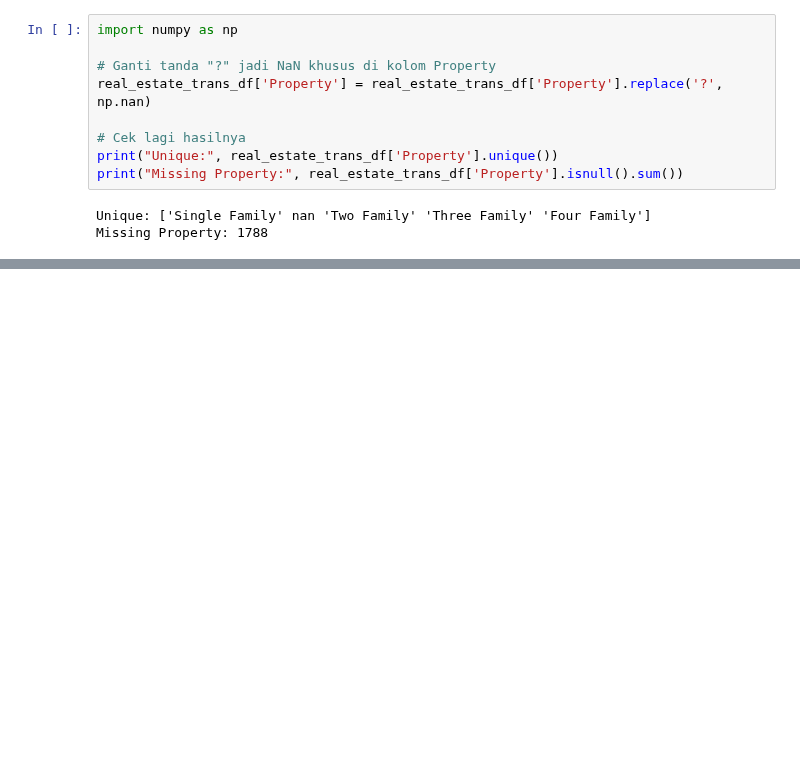
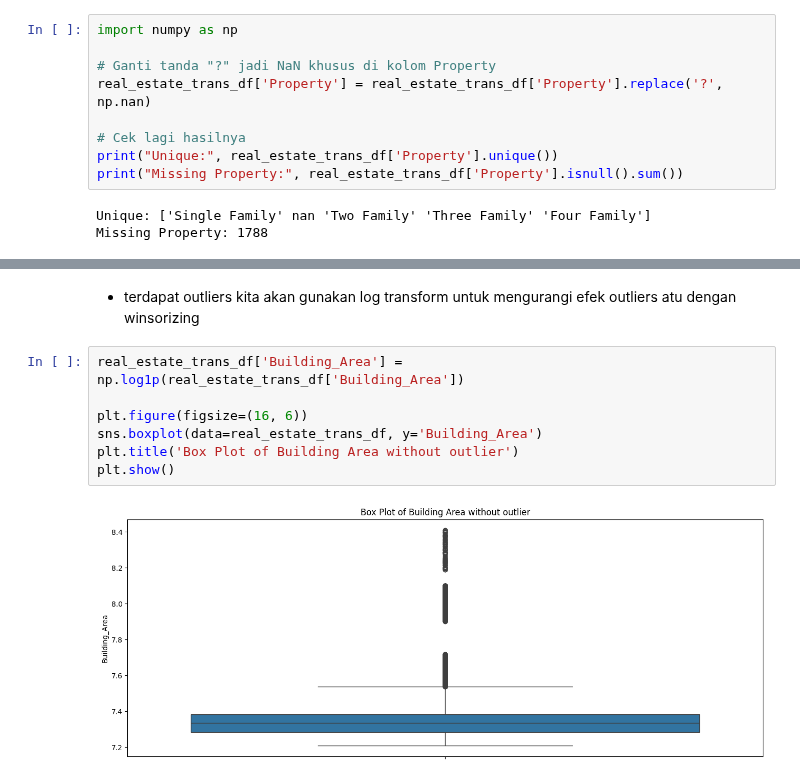
Before and after one commit to Aris0506/Python-Data-Analysis-Project-learning-journey, a Jupyter notebook: 00 mini project/08 Exploration Data analisis in python/analisis data faktor harga properti.ipynb, the cells around one changed output, grey strips where cells are left out. Drawn from its saved outputs; the diff is of its cells as text; blank space fills up the shorter version.

```diff
--- a/00 mini project/08 Exploration Data analisis in python/analisis data faktor harga properti.ipynb
+++ b/00 mini project/08 Exploration Data analisis in python/analisis data faktor harga properti.ipynb
@@ -390,0 +417,11 @@ dtype: object
+# %% [markdown]
+- terdapat outliers kita akan gunakan log transform untuk mengurangi efek outliers atu dengan winsorizing
+# %%
+real_estate_trans_df['Building_Area'] = np.log1p(real_estate_trans_df['Building_Area'])
+
+plt.figure(figsize=(16, 6))
+sns.boxplot(data=real_estate_trans_df, y='Building_Area')
+plt.title('Box Plot of Building Area without outlier')
+plt.show()
+# %% [output]
+[figure, added]
```
Also changed, not shown: parts of 31 cells of this notebook, 5 other files.
